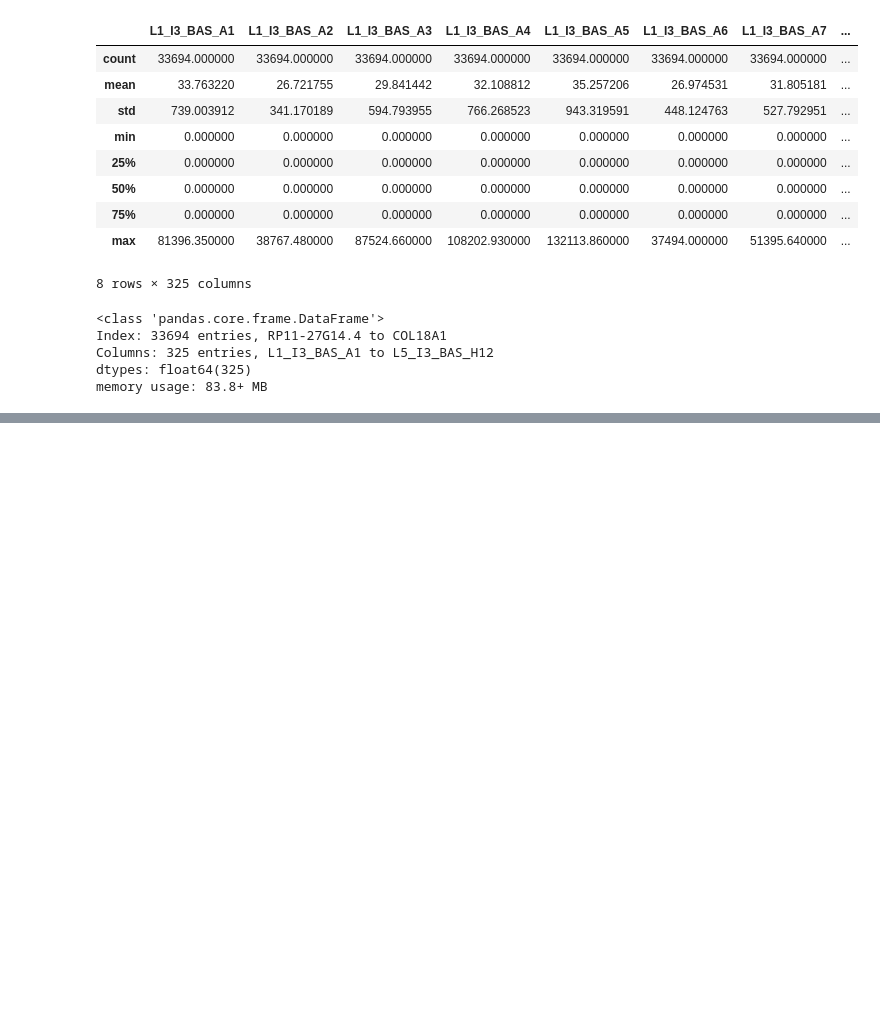
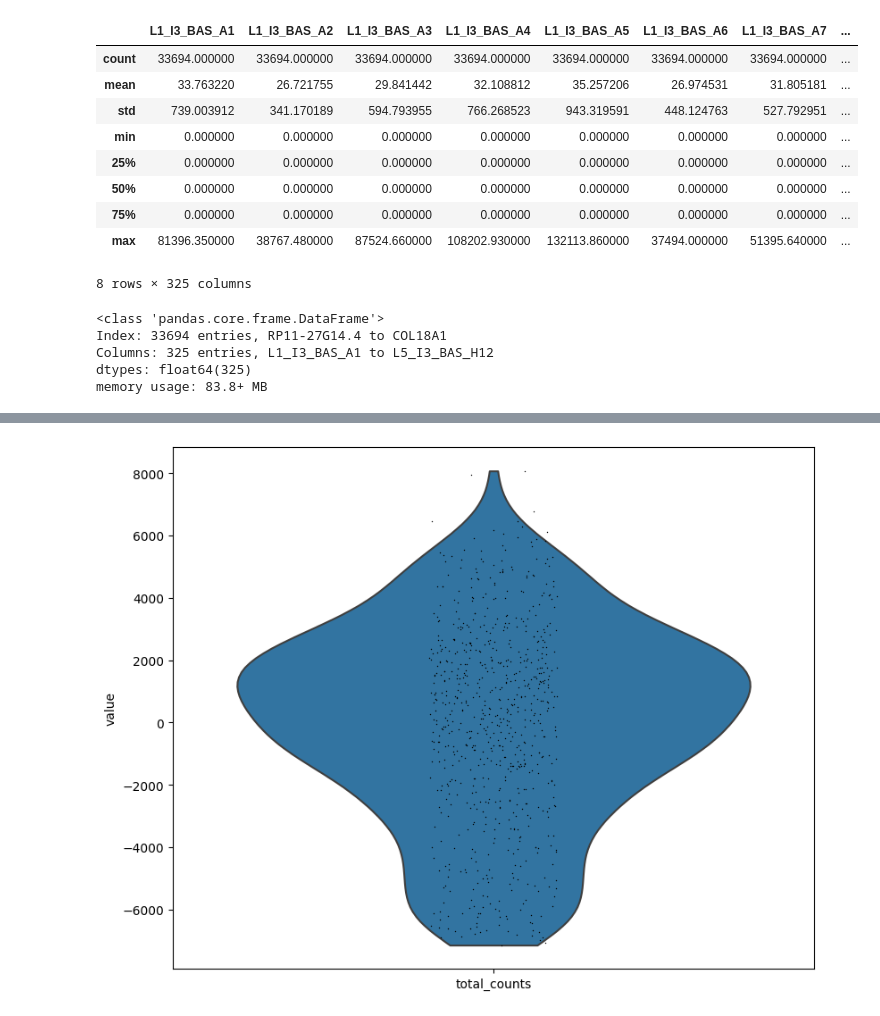
Before and after one commit to daphnetsolissou/scRNAseq-CellTypeClassifier-breast-epithelium, a Jupyter notebook: dataset1_exploration.ipynb, the cells around one changed output, grey strips where cells are left out. Drawn from its saved outputs; the diff is of its cells as text; code cells hidden in the pictures; blank space fills up the shorter version.

```diff
--- a/dataset1_exploration.ipynb
+++ b/dataset1_exploration.ipynb
@@ -120,0 +280,4 @@ memory usage: 83.8+ MB
+# %%
+sc.pl.violin(adata, 'total_counts')
+# %% [output]
+[figure, added]
```
Also changed, not shown: parts of 18 cells of this notebook.
